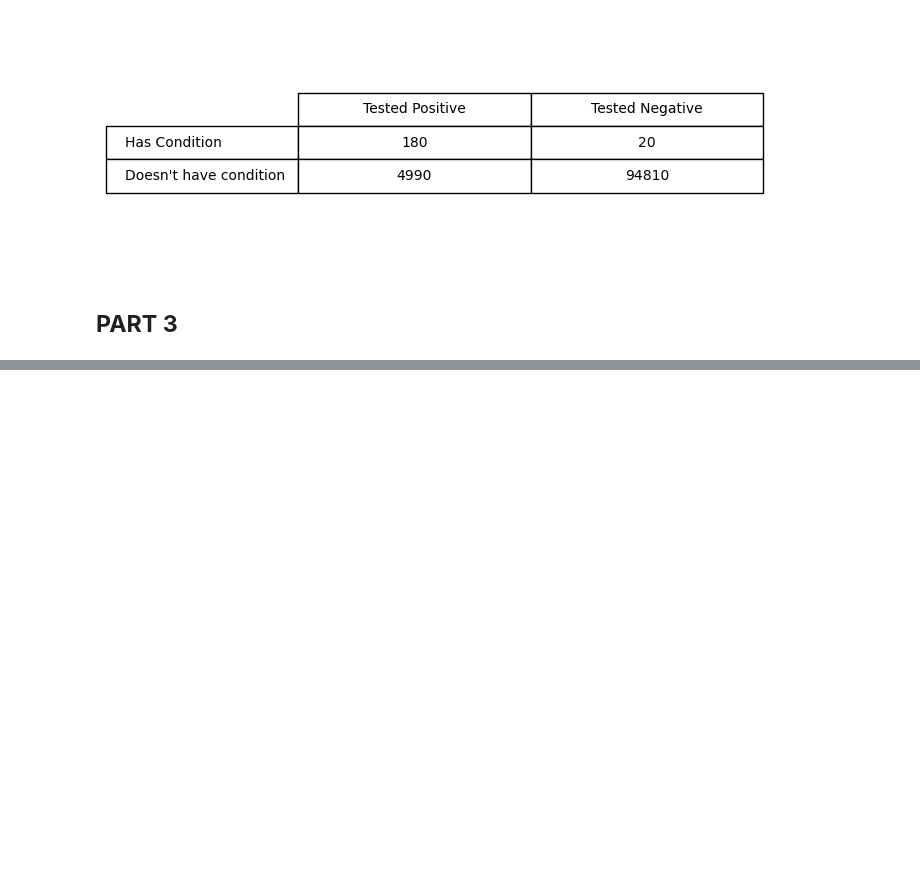
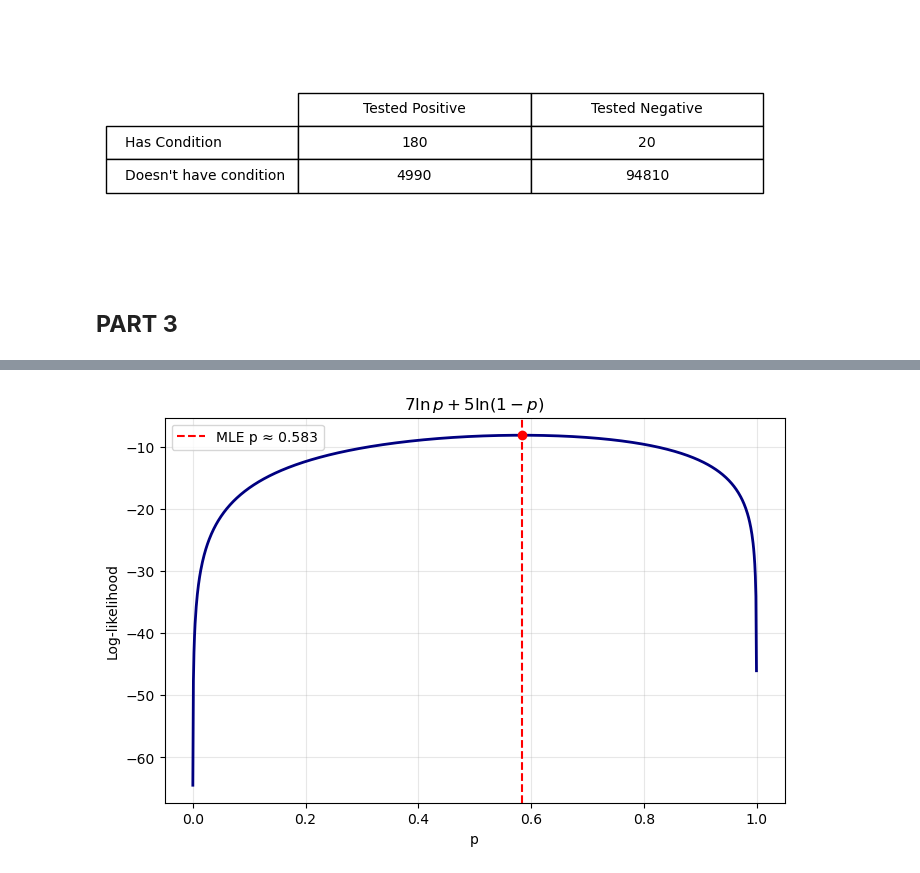
Before and after one commit to kolluashrith/Biomedical-Data-Science, a Jupyter notebook: lab1/Lab1.ipynb, the cells around one changed output, grey strips where cells are left out. Saved outputs shown, nothing was run; the diff lists cells and outputs as text; code cells hidden in the pictures; blank space fills up the shorter version.

```diff
--- a/lab1/Lab1.ipynb
+++ b/lab1/Lab1.ipynb
@@ -344,0 +343,26 @@ Assume 𝑌𝑖 ∼ Bernoulli(𝑝) independently, where 𝑝 is the probability
+# %%
+#5.
+# Define p range (avoid exact 0 and 1 since ln(0) is undefined)
+p = np.linspace(1e-4, 1 - 1e-4, 1000)
+
+# Log-likelihood function
+log_likelihood = 7 * np.log(p) + (12 - 7) * np.log(1 - p)
+
+# Find the max log-likelihood value
+max_ll = np.max(log_likelihood)
+
+plt.figure(figsize=(8, 5))
+plt.plot(p, log_likelihood, lw=2, color='navy')
+plt.axvline(7/12, color='red', linestyle='--', label=f'MLE p ≈ {7/12:.3f}')
+plt.scatter(7/12, [max_ll], color='red', zorder=5)
+
+plt.xlabel('p')
+plt.ylabel('Log-likelihood')
+plt.title(r'$7\ln p + 5\ln(1-p)$')
+plt.legend()
+plt.grid(alpha=0.3)
+plt.show()
+
+#This plot shows that the estimate does, indeed, maximize the log-likelihood. All other p-values result in a log-likelihood value thats lower than that of the estimate.
+# %% [output]
+[figure, added]
```
Also changed, not shown: parts of 20 cells of this notebook.
